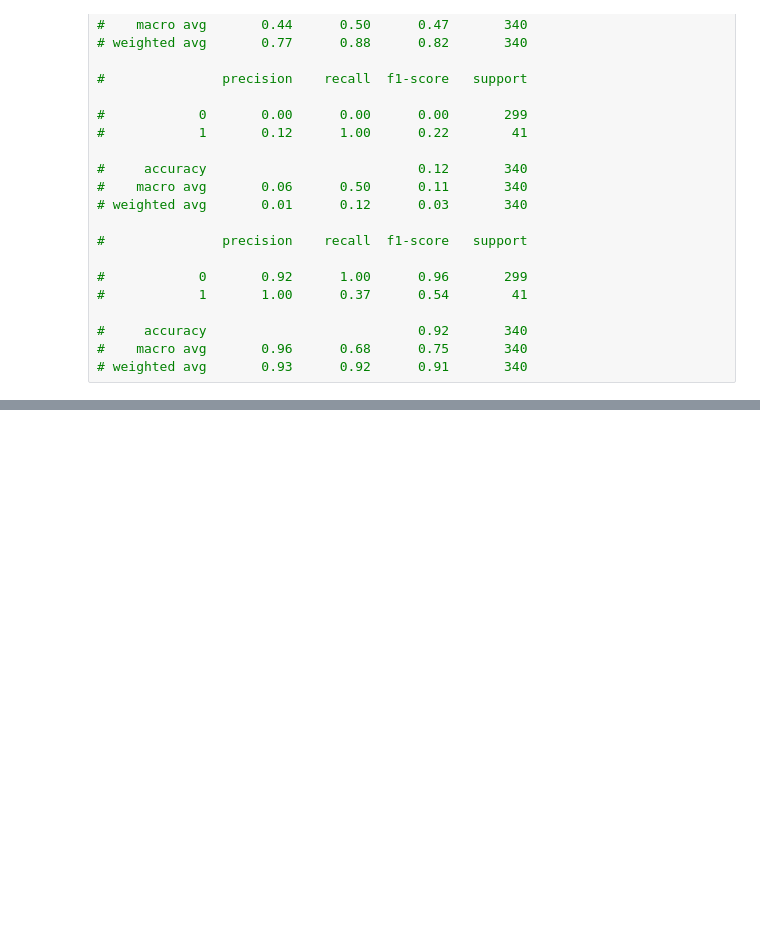
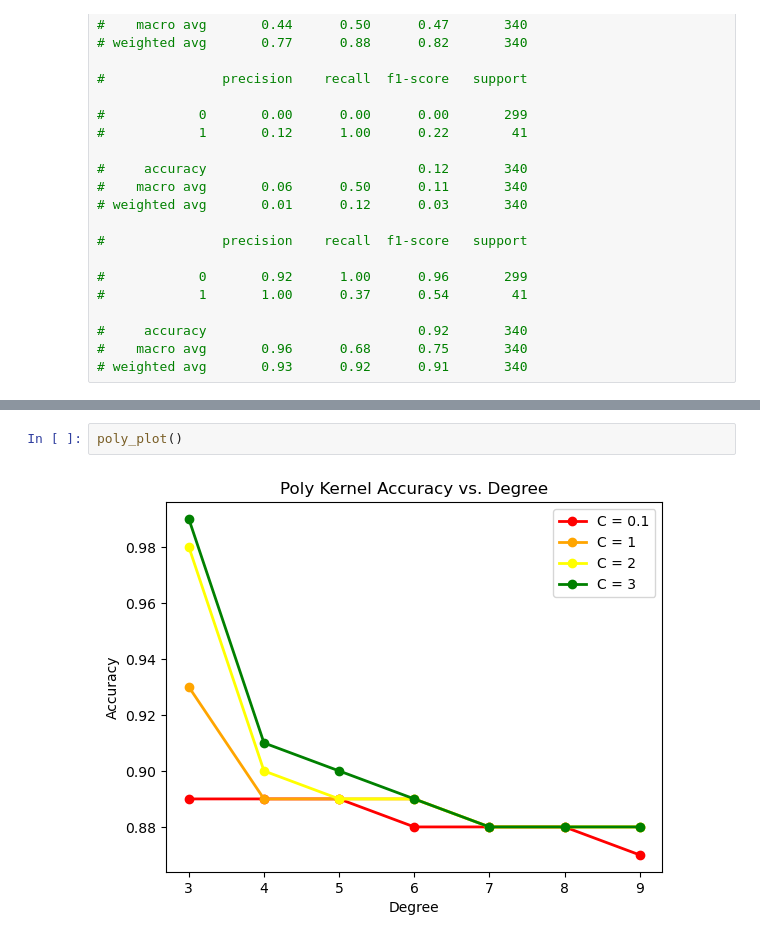
Before and after one commit to aruuuke/CreditRisk, a Jupyter notebook: SVM Project.ipynb, the cells around one changed output, grey strips where cells are left out. Drawn from its saved outputs; the diff is of its cells as text; blank space fills up the shorter version.

```diff
--- a/SVM Project.ipynb
+++ b/SVM Project.ipynb
@@ -654,0 +788,4 @@ weighted avg       1.00      1.00      1.00       340
+# %%
+poly_plot()
+# %% [output]
+[figure, added]
```
Also changed, not shown: parts of 20 cells of this notebook.
